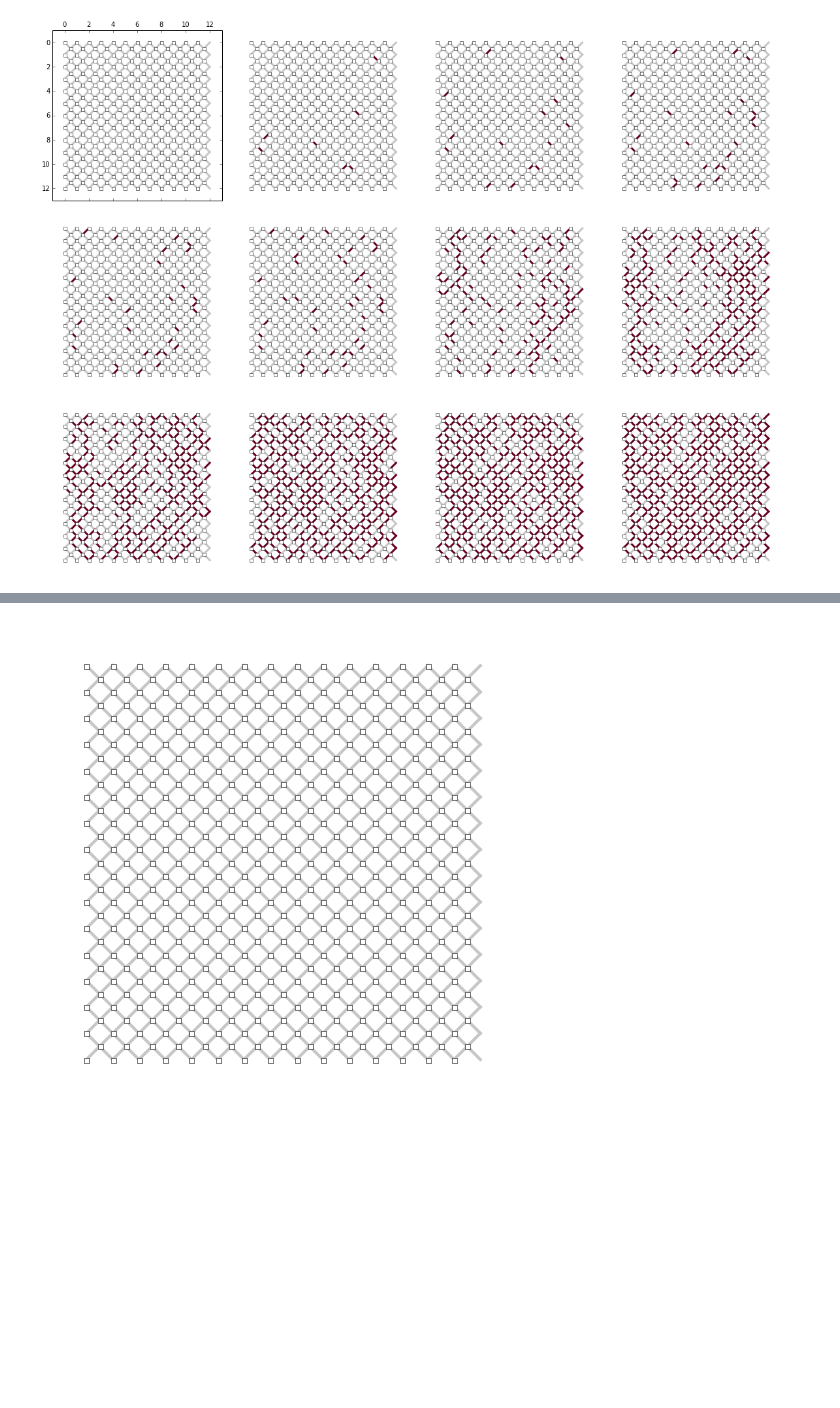
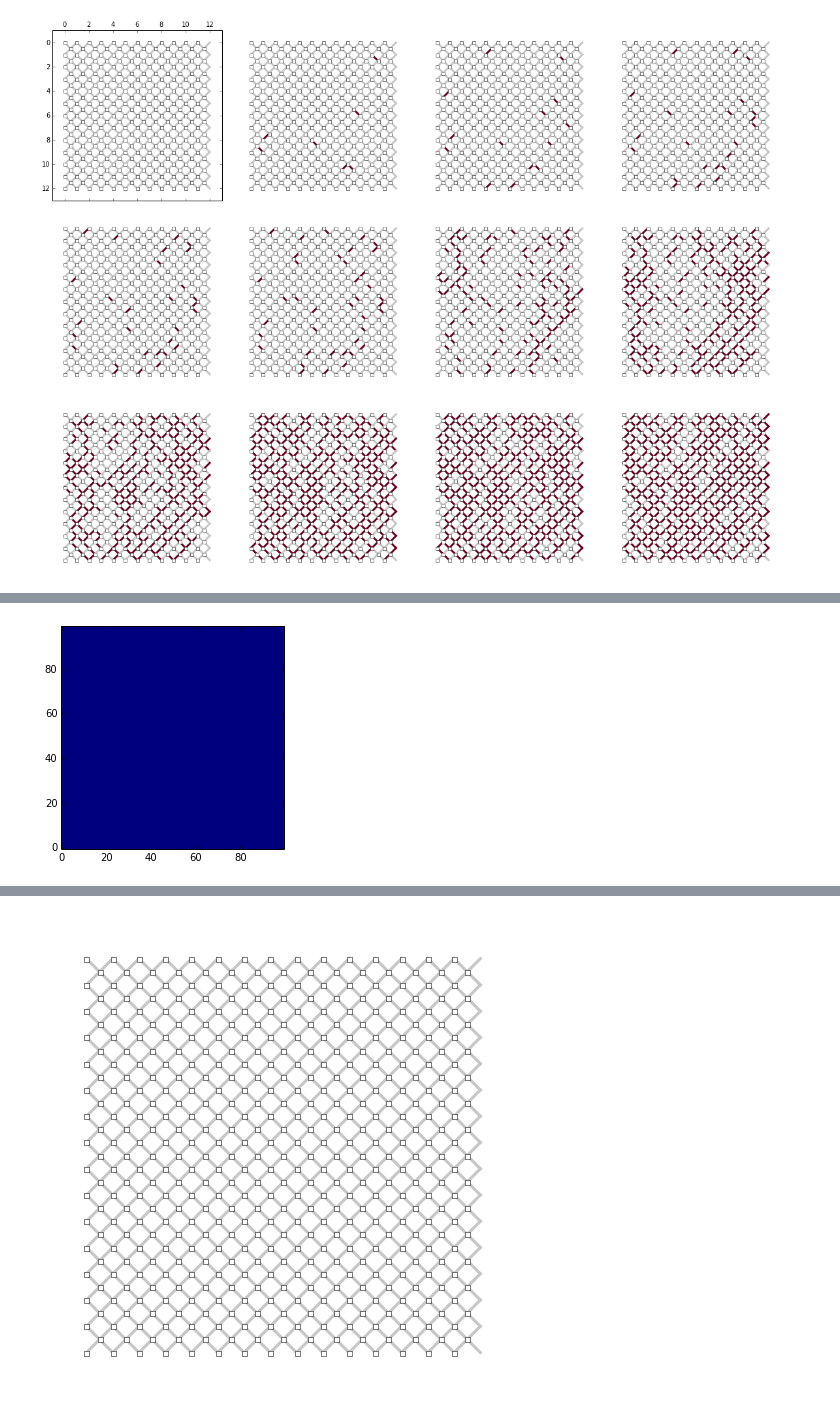
Before and after one commit to forrestsheldon/memNets, a Jupyter notebook: Fuse_Threshold_Network.ipynb, the cells around one changed output, grey strips where cells are left out. Drawn from its saved outputs; the diff is of its cells as text; code cells hidden in the pictures; blank space fills up the shorter version.

Commit message:
trying to get animation working

```diff
--- a/Fuse_Threshold_Network.ipynb
+++ b/Fuse_Threshold_Network.ipynb
@@ -790,0 +796,38 @@ ax[2].plot(voltages)
+# %%
+from matplotlib import animation
+import matplotlib.image as mgimg
+
+
+#set up the figure
+fig = plt.figure(figsize=(10,10))
+ax = plt.gca()
+ax.set_axis_off()
+
+#initialization of animation, plot array of zeros
+def init():
+    imobj.set_data(np.zeros((100, 100)))
+
+    return  imobj,
+
+def animate(i):
+    ## Read in picture
+    fname = "movie_imgs/switching_net_%d.png" % i
+
+    ## here I use [-1::-1], to invert the array
+    # IOtherwise it plots up-side down
+    img = mgimg.imread(fname)[-1::-1]
+    imobj.set_data(img)
+
+    return  imobj,
+
+
+## create an AxesImage object
+imobj = ax.imshow( np.zeros((100, 100)), origin='lower', alpha=1.0, zorder=1, aspect=1 )
+
+
+anim = animation.FuncAnimation(fig, animate, init_func=init, repeat = True,
+                               frames=range(0,79), interval=200, blit=True, repeat_delay=1000)
+
+plt.show()
+# %% [output]
+[figure, added]
```
Also changed, not shown: parts of 3 cells of this notebook.
